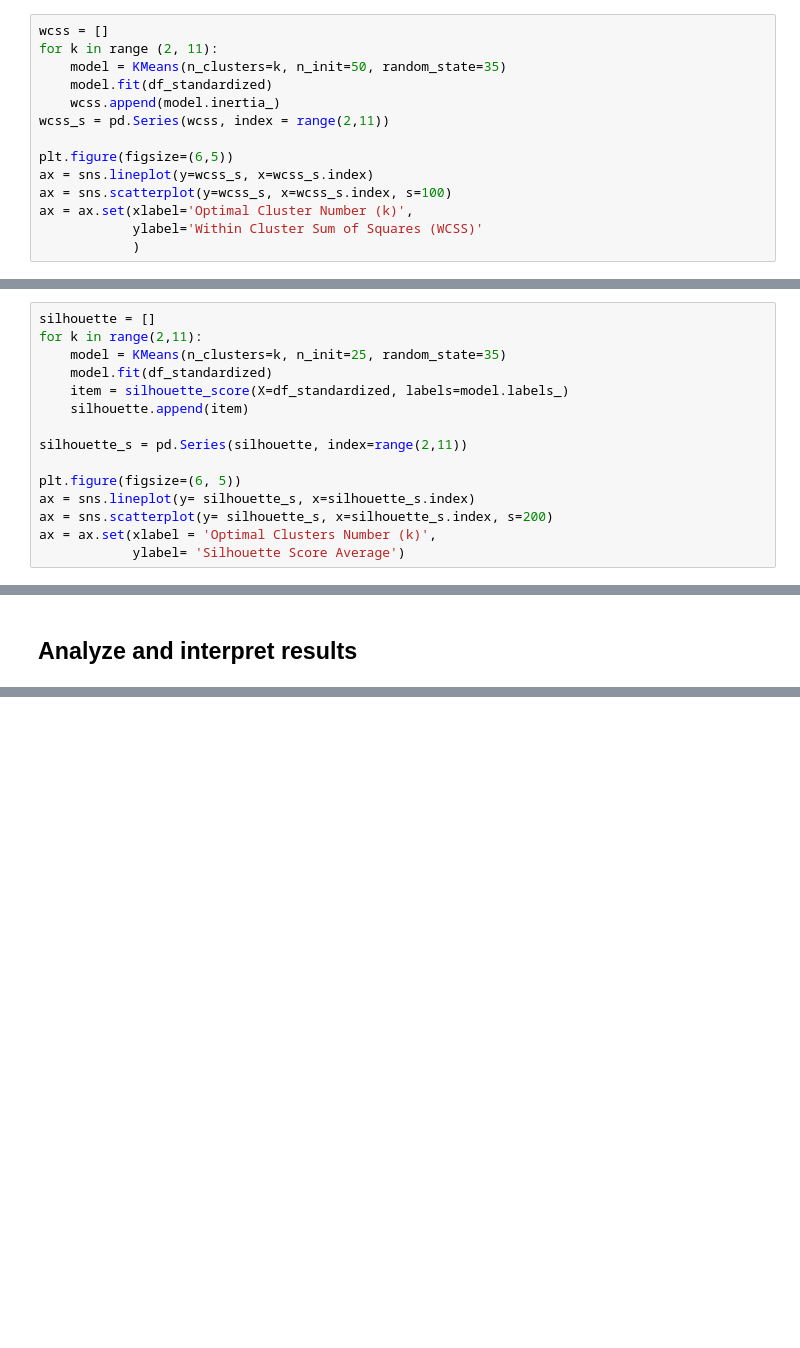
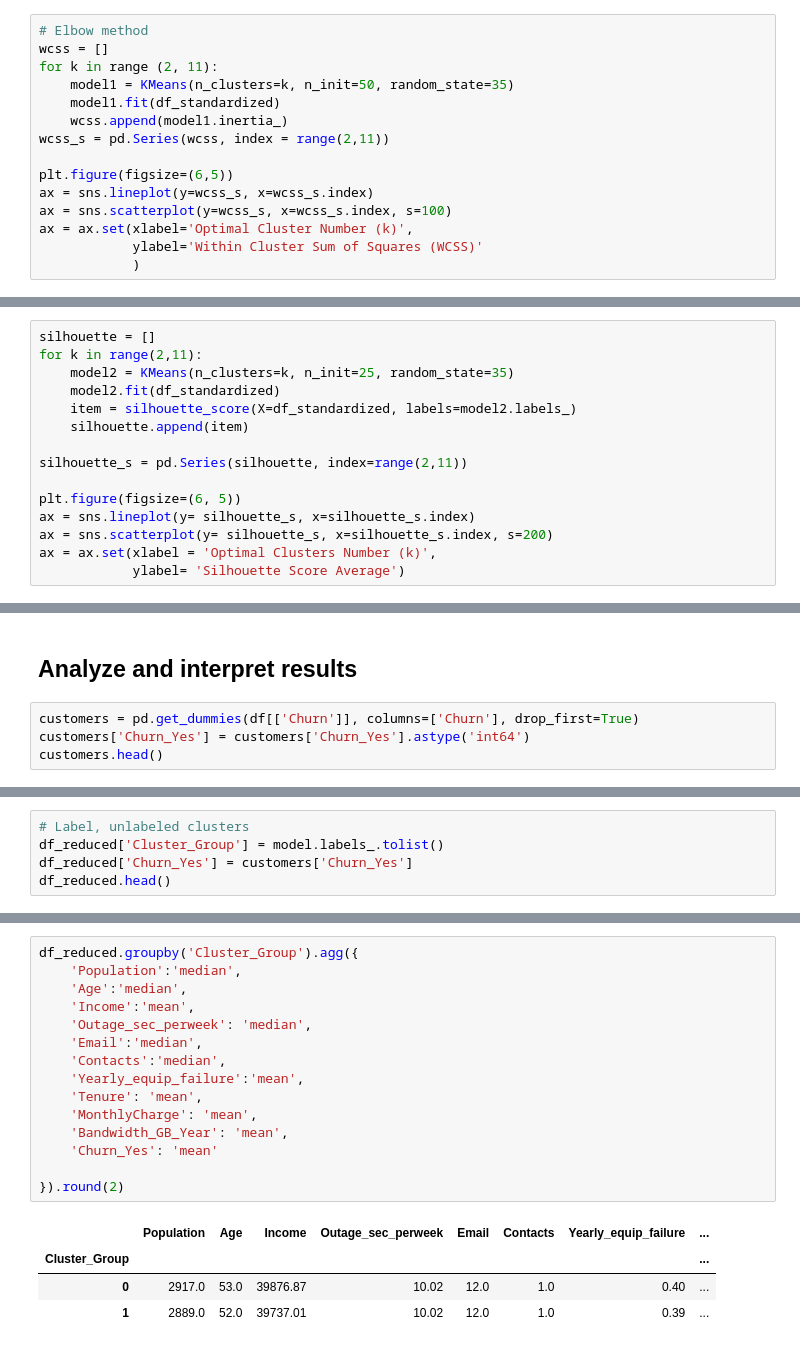
Before and after one commit to dayanaviana/WGU, a Jupyter notebook: D212-DataMiningII/__main__D212_1.ipynb, the cells around one changed output, grey strips where cells are left out. Drawn from its saved outputs; the diff is of its cells as text; blank space fills up the shorter version.

```diff
--- a/D212-DataMiningII/__main__D212_1.ipynb
+++ b/D212-DataMiningII/__main__D212_1.ipynb
@@ -182,11 +182,12 @@ for i in range(len(centroid)):
 # %% [markdown]
 ## Check optimal values for k
 # %%
+# Elbow method
 wcss = []
 for k in range (2, 11):
-    model = KMeans(n_clusters=k, n_init=50, random_state=35)
-    model.fit(df_standardized)
-    wcss.append(model.inertia_)
+    model1 = KMeans(n_clusters=k, n_init=50, random_state=35)
+    model1.fit(df_standardized)
+    wcss.append(model1.inertia_)
 wcss_s = pd.Series(wcss, index = range(2,11))
 
 plt.figure(figsize=(6,5))
@@ -208,9 +209,9 @@ silhouette_score_value
 # %%
 silhouette = []
 for k in range(2,11):
-    model = KMeans(n_clusters=k, n_init=25, random_state=35)
-    model.fit(df_standardized)
-    item = silhouette_score(X=df_standardized, labels=model.labels_)
+    model2 = KMeans(n_clusters=k, n_init=25, random_state=35)
+    model2.fit(df_standardized)
+    item = silhouette_score(X=df_standardized, labels=model2.labels_)
     silhouette.append(item)
 
 silhouette_s = pd.Series(silhouette, index=range(2,11))
@@ -224,3 +225,7 @@ ax = ax.set(xlabel = 'Optimal Clusters Number (k)',
 [figure]
 # %% [markdown]
 ## Analyze and interpret results
+# %%
+customers = pd.get_dummies(df[['Churn']], columns=['Churn'], drop_first=True)
+customers['Churn_Yes'] = customers['Churn_Yes'].astype('int64')
+customers.head()
@@ -226,0 +239,5 @@ ax = ax.set(xlabel = 'Optimal Clusters Number (k)',
+# %%
+# Label, unlabeled clusters
+df_reduced['Cluster_Group'] = model.labels_.tolist()
+df_reduced['Churn_Yes'] = customers['Churn_Yes']
+df_reduced.head()
@@ -226,0 +278,20 @@ ax = ax.set(xlabel = 'Optimal Clusters Number (k)',
+# %%
+df_reduced.groupby('Cluster_Group').agg({
+    'Population':'median',
+    'Age':'median',
+    'Income':'mean',
+    'Outage_sec_perweek': 'median',
+    'Email':'median',
+    'Contacts':'median',
+    'Yearly_equip_failure':'mean',
+    'Tenure': 'mean',
+    'MonthlyCharge': 'mean',
+    'Bandwidth_GB_Year': 'mean',
+    'Churn_Yes': 'mean'
+
+}).round(2)
+# %% [output]
+|  | Population | Age | Income | Outage_sec_perweek | Email | Contacts | Yearly_equip_failure | ... |
+| Cluster_Group |  |  |  |  |  |  |  | ... |
+| 0 | 2917.0 | 53.0 | 39876.87 | 10.02 | 12.0 | 1.0 | 0.40 | ... |
+| 1 | 2889.0 | 52.0 | 39737.01 | 10.02 | 12.0 | 1.0 | 0.39 | ... |
```
Also changed, not shown: parts of 5 cells of this notebook, 10 other files.
